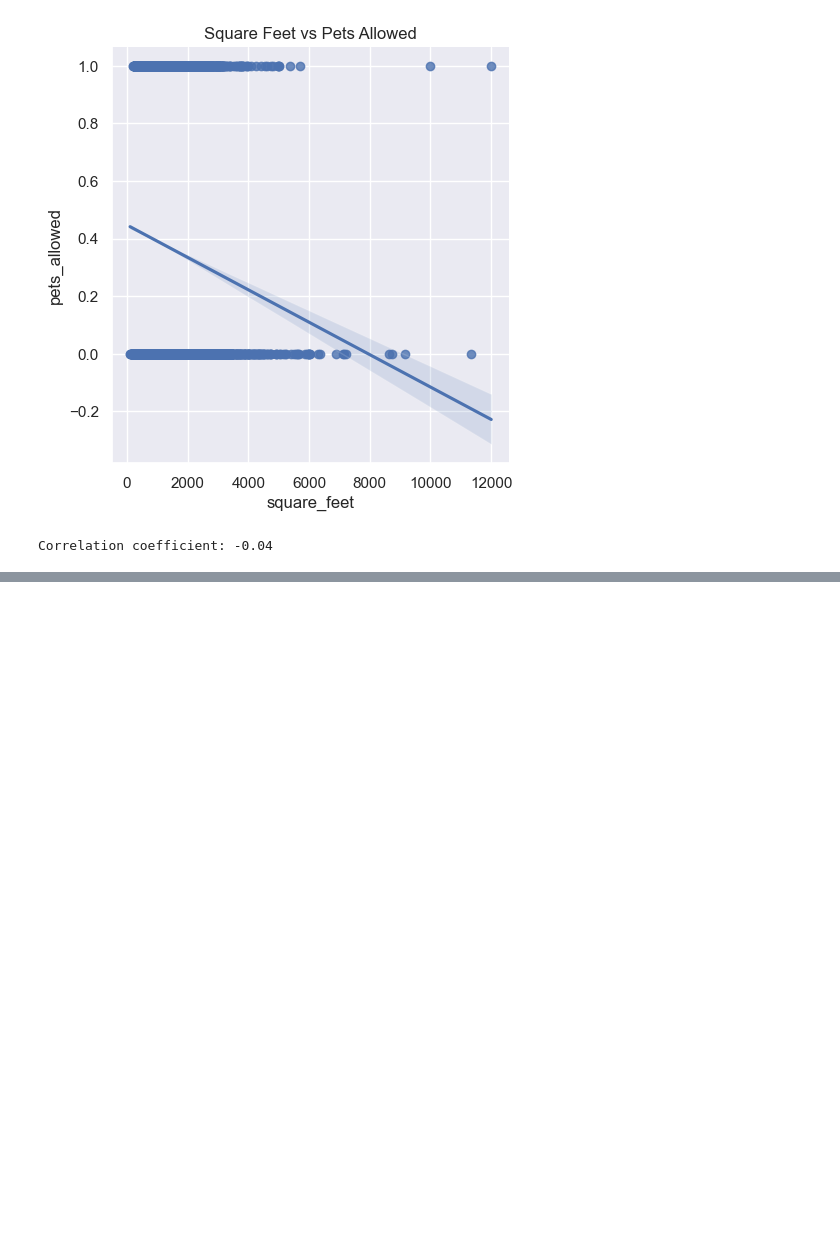
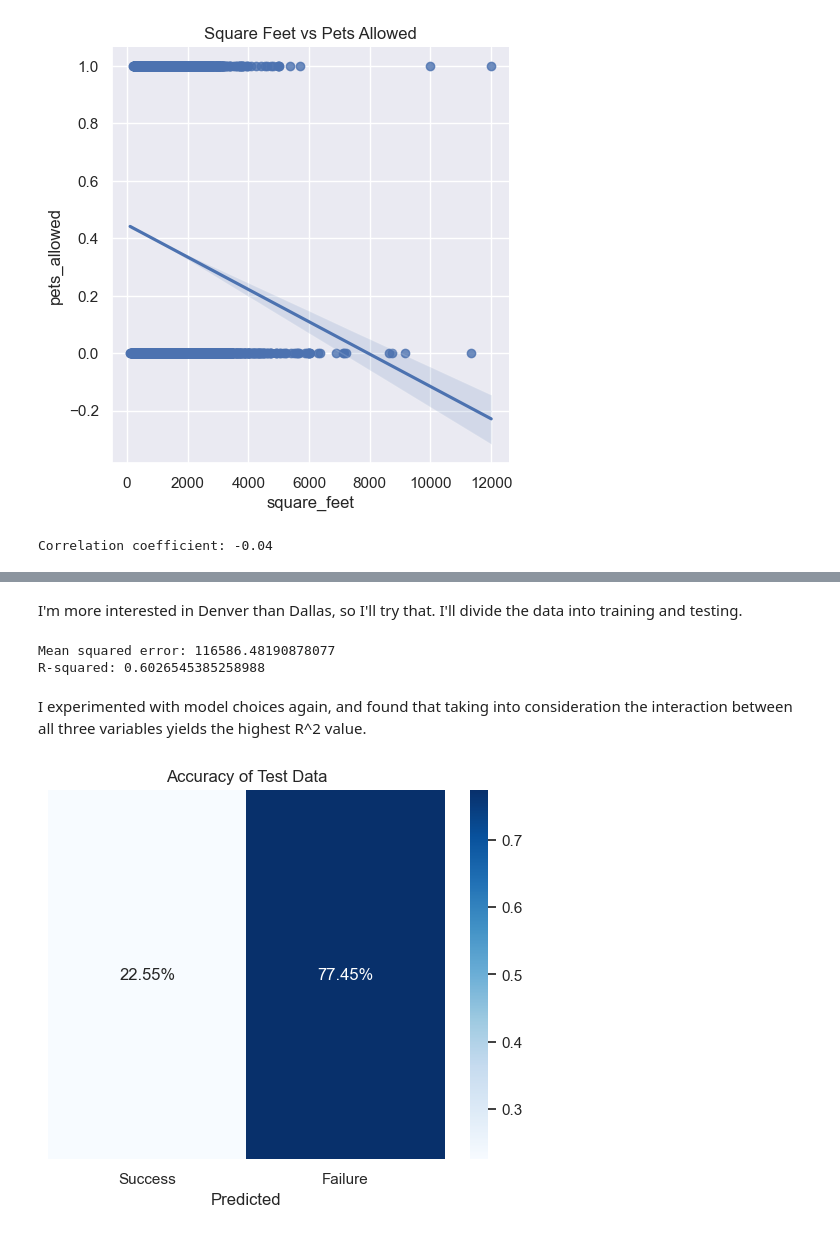
Before and after one commit to jordon-young/CSPB3022, a Jupyter notebook: Apartment Rend Prediction.ipynb, the cells around one changed output, grey strips where cells are left out. Drawn from its saved outputs; the diff is of its cells as text; code cells hidden in the pictures; blank space fills up the shorter version.

```diff
--- a/Apartment Rend Prediction.ipynb
+++ b/Apartment Rend Prediction.ipynb
@@ -901,0 +1081,45 @@ If the model turns out not to be very accurate, I could try to make a much more
+# %% [markdown]
+I'm more interested in Denver than Dallas, so I'll try that. I'll divide the data into training and testing.
+# %%
+denver = apartments[apartments['cityname'] == 'Denver']
+training_size = int(len(denver) * 0.9)
+training = denver.sample(n=training_size, random_state=1)
+testing = denver.loc[denver.index.difference(training.index)]
+
+model = smf.ols(formula="price ~ square_feet * bedrooms * bathrooms", data=training)
+results = model.fit()
+
+predictions = results.predict(testing)
+
+# Mean Squared Error
+mse = np.mean((testing["price"] - predictions) ** 2)
+print(f'Mean squared error: {mse}')
+
+# R^2
+sst = np.sum((testing["price"] - np.mean(testing["price"])) ** 2)
+ssr = np.sum((predictions - np.mean(testing["price"])) ** 2)
+r2 = ssr / sst
+print(f'R-squared: {r2}')
+# %% [output]
+Mean squared error: 116586.48190878077
+R-squared: 0.6026545385258988
+# %% [markdown]
+I experimented with model choices again, and found that taking into consideration the interaction between all three variables yields the highest R^2 value.
+# %%
+# Categorize the predictions as success or failure
+success = np.abs(testing["price"] - predictions) <= 100
+failure = ~success
+
+# Create a confusion matrix
+confusion_matrix = np.array([[np.sum(success), np.sum(failure)]])
+
+# Normalize the confusion matrix
+confusion_matrix = confusion_matrix.astype('float') / confusion_matrix.sum(axis=1)[:, np.newaxis]
+
+# Create a heatmap to visualize the confusion matrix
+sns.heatmap(confusion_matrix, annot=True, fmt='.2%', cmap='Blues', xticklabels=["Success", "Failure"], yticklabels=[""])
+plt.xlabel("Predicted")
+plt.title("Accuracy of Test Data")
+plt.show()
+# %% [output]
+[figure, added]
```
Also changed, not shown: parts of 48 cells of this notebook, 1 other file.
